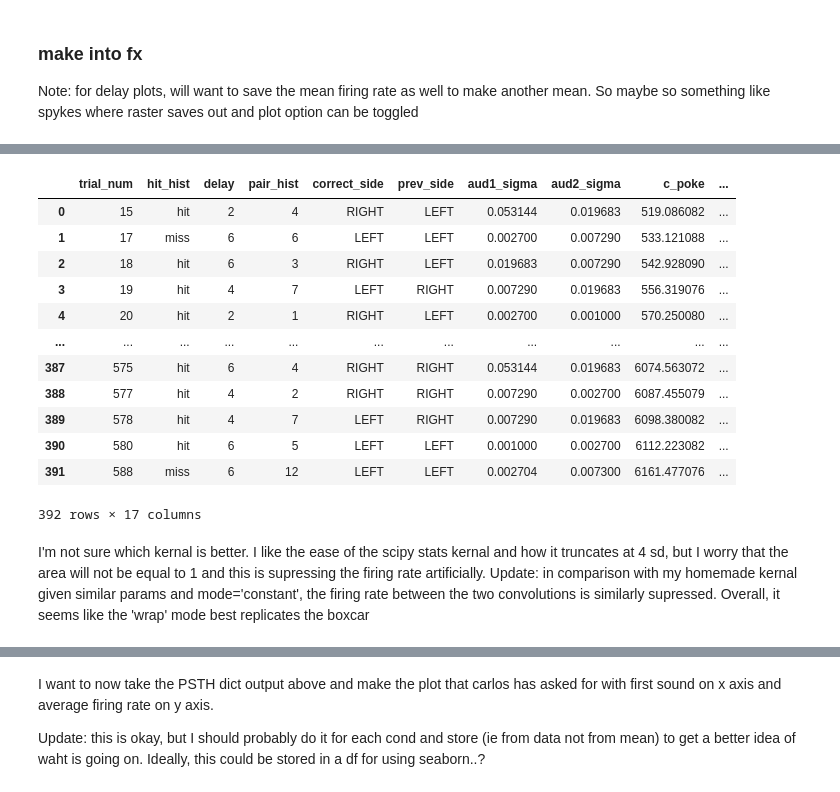
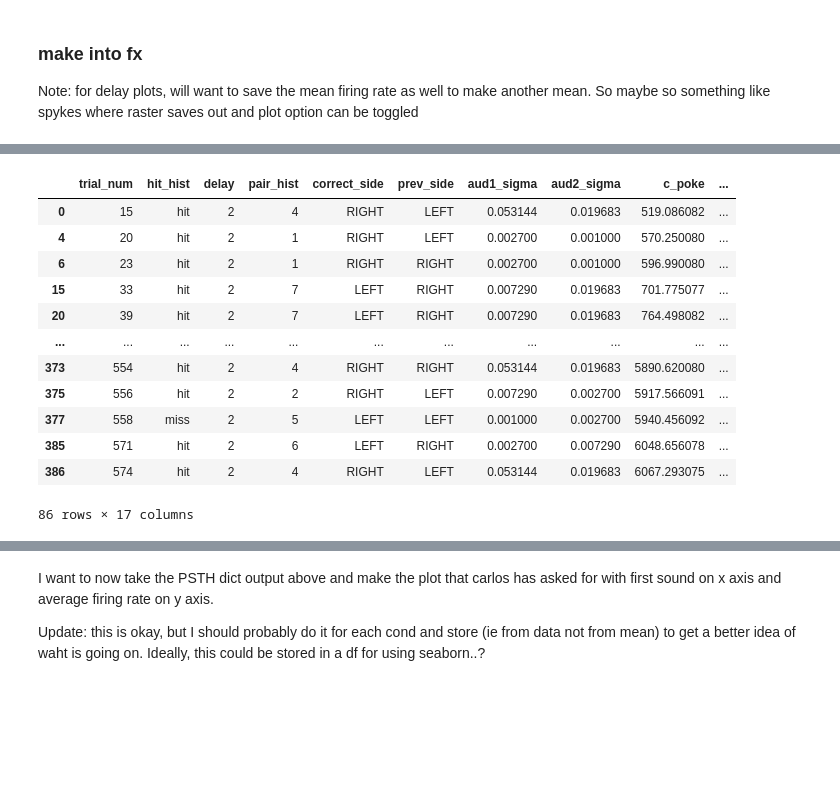
Before and after one commit to Brody-Lab/jbreda_PWM_mPFC_analysis, a Jupyter notebook: event_centering.ipynb, the cells around one changed output, grey strips where cells are left out. Cells and saved outputs as stored; diff of their text form; code cells hidden in the pictures; blank space fills up the shorter version.

```diff
--- a/event_centering.ipynb
+++ b/event_centering.ipynb
@@ -140,18 +106,16 @@ beh_df_2s
-# %%
-beh_df
-# %% [output]
-|  | trial_num | hit_hist | delay | pair_hist | correct_side | prev_side | aud1_sigma | aud2_sigma | c_poke | ... |
-| 0 | 15 | hit | 2 | 4 | RIGHT | LEFT | 0.053144 | 0.019683 | 519.086082 | ... |
-| 1 | 17 | miss | 6 | 6 | LEFT | LEFT | 0.002700 | 0.007290 | 533.121088 | ... |
-| 2 | 18 | hit | 6 | 3 | RIGHT | LEFT | 0.019683 | 0.007290 | 542.928090 | ... |
-| 3 | 19 | hit | 4 | 7 | LEFT | RIGHT | 0.007290 | 0.019683 | 556.319076 | ... |
-| 4 | 20 | hit | 2 | 1 | RIGHT | LEFT | 0.002700 | 0.001000 | 570.250080 | ... |
-| ... | ... | ... | ... | ... | ... | ... | ... | ... | ... | ... |
-| 387 | 575 | hit | 6 | 4 | RIGHT | RIGHT | 0.053144 | 0.019683 | 6074.563072 | ... |
-| 388 | 577 | hit | 4 | 2 | RIGHT | RIGHT | 0.007290 | 0.002700 | 6087.455079 | ... |
-| 389 | 578 | hit | 4 | 7 | LEFT | RIGHT | 0.007290 | 0.019683 | 6098.380082 | ... |
-| 390 | 580 | hit | 6 | 5 | LEFT | LEFT | 0.001000 | 0.002700 | 6112.223082 | ... |
-| 391 | 588 | miss | 6 | 12 | LEFT | LEFT | 0.002704 | 0.007300 | 6161.477076 | ... |
-392 rows × 17 columns
-# %% [markdown]
-I'm not sure which kernal is better. I like the ease of the scipy stats kernal and how it truncates at 4 sd, but I worry that the area will not be equal to 1 and this is supressing the firing rate artificially. Update: in comparison with my homemade kernal given similar params and mode='constant', the firing rate between the two convolutions is similarly supressed. Overall, it seems like the 'wrap' mode best replicates the boxcar
+# %%
+del_2_df
+# %% [output]
+|  | trial_num | hit_hist | delay | pair_hist | correct_side | prev_side | aud1_sigma | aud2_sigma | c_poke | ... |
+| 0 | 15 | hit | 2 | 4 | RIGHT | LEFT | 0.053144 | 0.019683 | 519.086082 | ... |
+| 4 | 20 | hit | 2 | 1 | RIGHT | LEFT | 0.002700 | 0.001000 | 570.250080 | ... |
+| 6 | 23 | hit | 2 | 1 | RIGHT | RIGHT | 0.002700 | 0.001000 | 596.990080 | ... |
+| 15 | 33 | hit | 2 | 7 | LEFT | RIGHT | 0.007290 | 0.019683 | 701.775077 | ... |
+| 20 | 39 | hit | 2 | 7 | LEFT | RIGHT | 0.007290 | 0.019683 | 764.498082 | ... |
+| ... | ... | ... | ... | ... | ... | ... | ... | ... | ... | ... |
+| 373 | 554 | hit | 2 | 4 | RIGHT | RIGHT | 0.053144 | 0.019683 | 5890.620080 | ... |
+| 375 | 556 | hit | 2 | 2 | RIGHT | LEFT | 0.007290 | 0.002700 | 5917.566091 | ... |
+| 377 | 558 | miss | 2 | 5 | LEFT | LEFT | 0.001000 | 0.002700 | 5940.456092 | ... |
+| 385 | 571 | hit | 2 | 6 | LEFT | RIGHT | 0.002700 | 0.007290 | 6048.656078 | ... |
+| 386 | 574 | hit | 2 | 4 | RIGHT | LEFT | 0.053144 | 0.019683 | 6067.293075 | ... |
+86 rows × 17 columns
```
Also changed, not shown: parts of 21 cells of this notebook, 2 other files.
